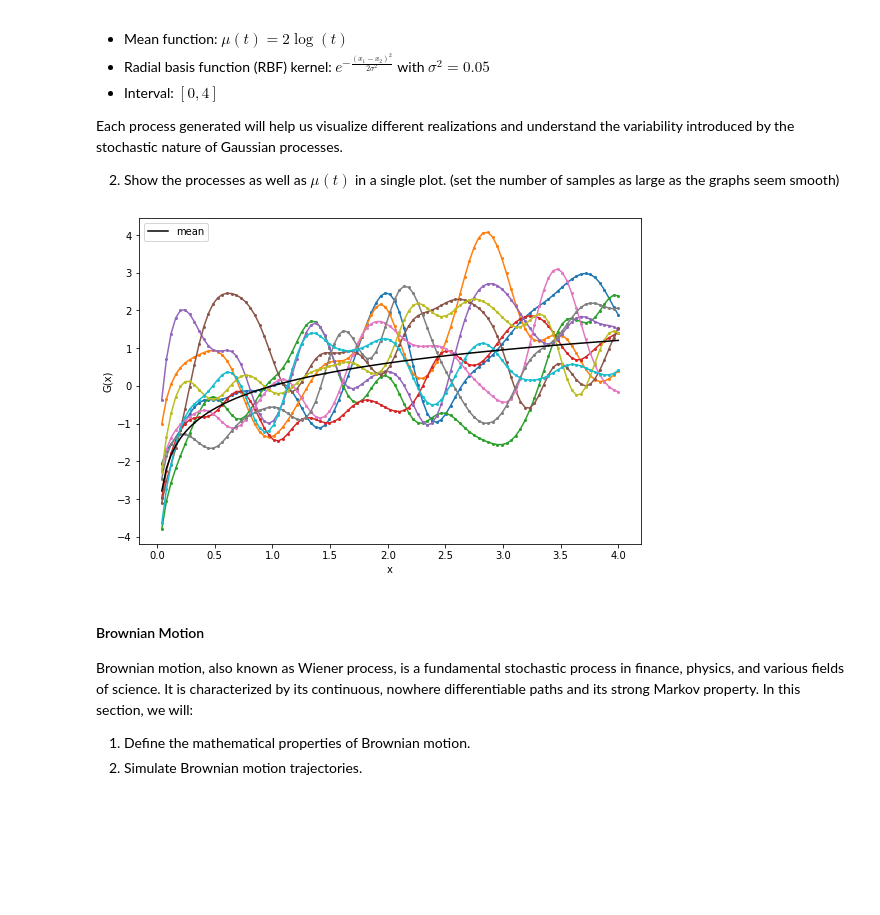
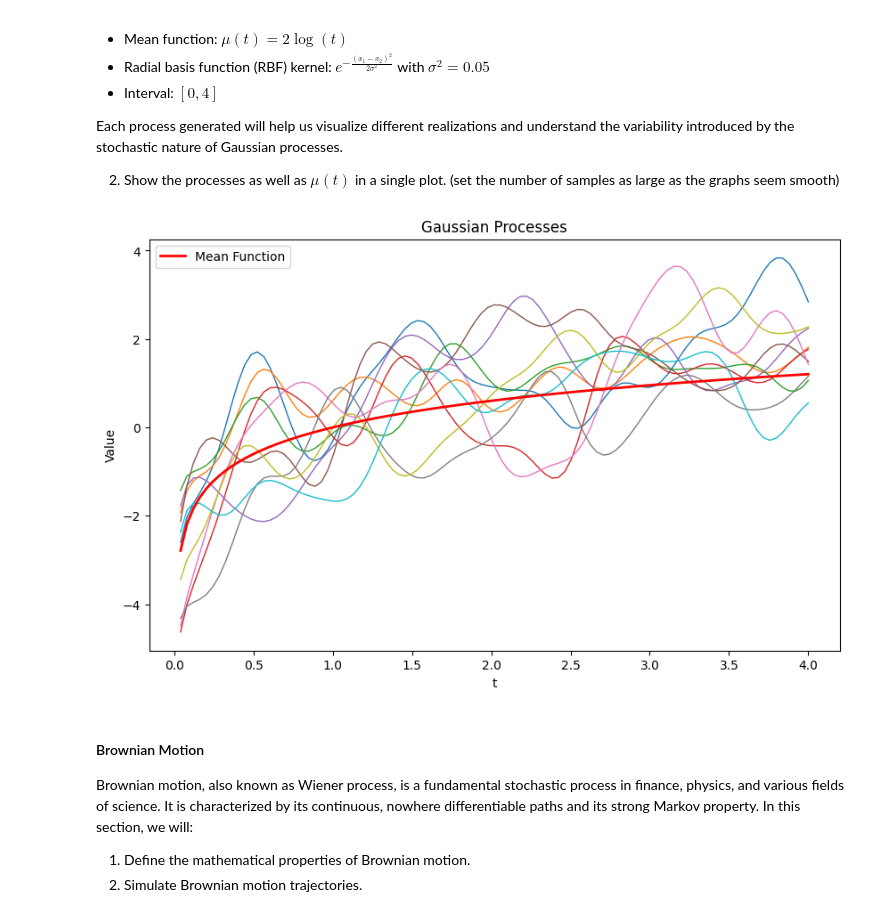
Before and after one commit to nimaazarr/SP_Project, a Jupyter notebook: stochastic_processes_project.ipynb, the cells around one changed output. Cells and saved outputs as stored; diff of their text form; code cells hidden in the pictures; blank space fills up the shorter version.

Commit message:
Update stochastic_processes_project.ipynb
Finished up to MCMC

```diff
--- a/stochastic_processes_project.ipynb
+++ b/stochastic_processes_project.ipynb
@@ -187,13 +187,3 @@ plt.show()
 Each process generated will help us visualize different realizations and understand the variability introduced by the stochastic nature of Gaussian processes.
 
 2. Show the processes as well as $\mu(t)$ in a single plot. (set the number of samples as large as the graphs seem smooth)
-# %%
-variance = 0.05
-
-def rbf_kernel(x1, x2):
-
-    pass
-
-def mean_function_1(t):
-
-    pass
@@ -212,10 +203,42 @@ def generate_and_draw_gaussian(processes_count, interval, kernel_function, mean_
+# %%
+def generate_gaussian(processes_count, interval, kernel_function, mean_function, samples_count=100):
+    t = np.linspace(interval[0], interval[1], samples_count)
+    mean = mean_function(t)
+
+    # Compute covariance matrix
+    cov_matrix = np.array([[kernel_function(ti, tj) for tj in t] for ti in t])
+
+    # Generate processes
+    processes = np.random.multivariate_normal(mean, cov_matrix, processes_count)
+
+    return t, processes, mean
+
+def draw_gaussian(X, Y, M):
+    plt.figure(figsize=(10, 6))
+
+    # Plot each process
+    for y in Y:
+        plt.plot(X, y, lw=1)
+
+    # Plot the mean function
+    plt.plot(X, M, color='red', lw=2, label='Mean Function')
+
+    plt.title('Gaussian Processes')
+    plt.xlabel('t')
+    plt.ylabel('Value')
+    plt.legend()
+    plt.show()
+
+def generate_and_draw_gaussian(processes_count, interval, kernel_function, mean_function, samples_count=100):
+    X, Y, M = generate_gaussian(processes_count, interval, kernel_function, mean_function, samples_count)
+    draw_gaussian(X, Y, M)
 # %%
 interval = (0,4)
 processes_count = 10
 
-generate_and_draw_gaussian(processes_count, interval, rbf_kernel, mean_function_1)
+generate_and_draw_gaussian(processes_count, interval, rbf_kernel, mean_function)
 # %% [output]
-[figure, old version]
+[figure, new version]
 # %% [markdown]
 #### Brownian Motion
 Brownian motion, also known as Wiener process, is a fundamental stochastic process in finance, physics, and various fields of science. It is characterized by its continuous, nowhere differentiable paths and its strong Markov property. In this section, we will:
```
Also changed, not shown: parts of 9 cells of this notebook.
